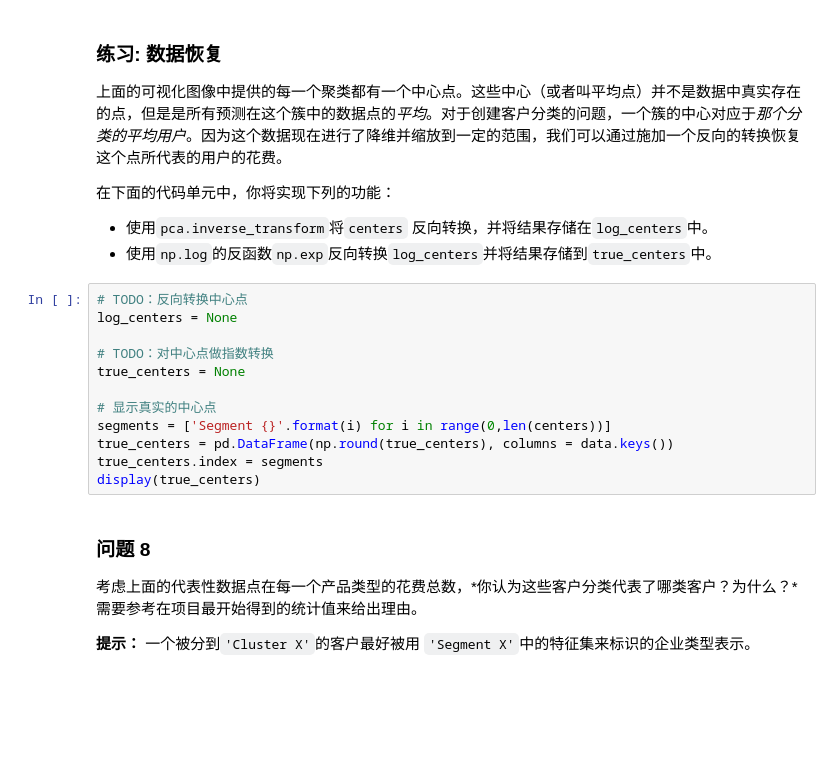
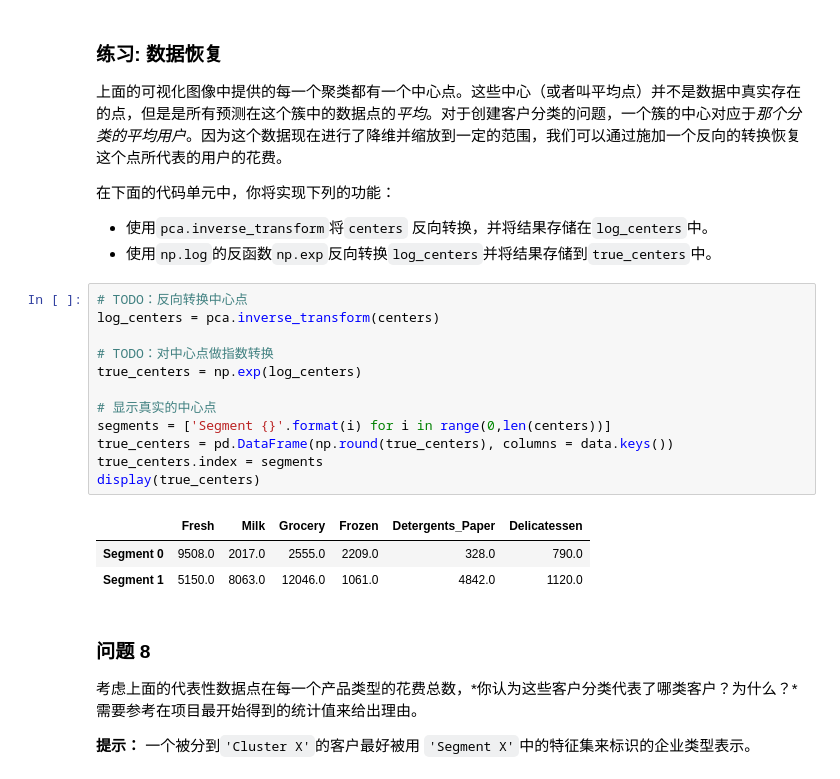
Before and after one commit to aesne/creating_customer_segments, a Jupyter notebook: customer_segments.ipynb, the cells around one changed output. Drawn from its saved outputs; the diff is of its cells as text; blank space fills up the shorter version.

```diff
--- a/customer_segments.ipynb
+++ b/customer_segments.ipynb
@@ -463,16 +499,20 @@ vs.cluster_results(reduced_data, preds, centers, pca_samples)
  - 使用`np.log`的反函数`np.exp`反向转换`log_centers`并将结果存储到`true_centers`中。
 # %%
 # TODO：反向转换中心点
-log_centers = None
+log_centers = pca.inverse_transform(centers)
 
 # TODO：对中心点做指数转换
-true_centers = None
+true_centers = np.exp(log_centers)
 
 # 显示真实的中心点
 segments = ['Segment {}'.format(i) for i in range(0,len(centers))]
 true_centers = pd.DataFrame(np.round(true_centers), columns = data.keys())
 true_centers.index = segments
 display(true_centers)
+# %% [output]
+|  | Fresh | Milk | Grocery | Frozen | Detergents_Paper | Delicatessen |
+| Segment 0 | 9508.0 | 2017.0 | 2555.0 | 2209.0 | 328.0 | 790.0 |
+| Segment 1 | 5150.0 | 8063.0 | 12046.0 | 1061.0 | 4842.0 | 1120.0 |
 # %% [markdown]
 ### 问题 8
 考虑上面的代表性数据点在每一个产品类型的花费总数，*你认为这些客户分类代表了哪类客户？为什么？*需要参考在项目最开始得到的统计值来给出理由。
```
Also changed, not shown: parts of 9 cells of this notebook.
